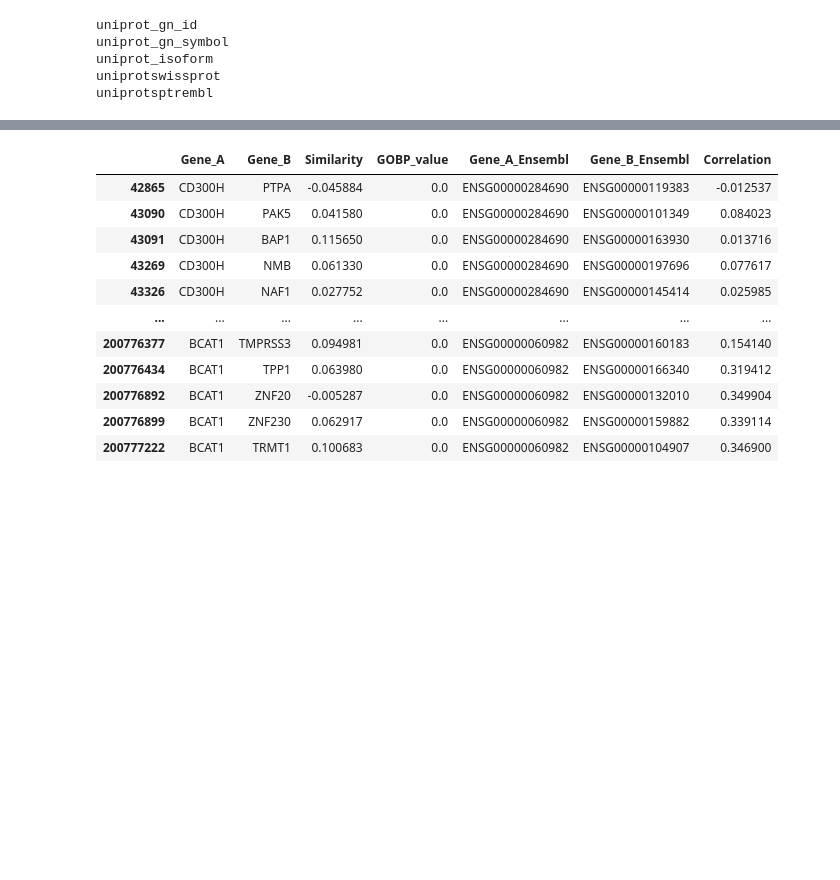
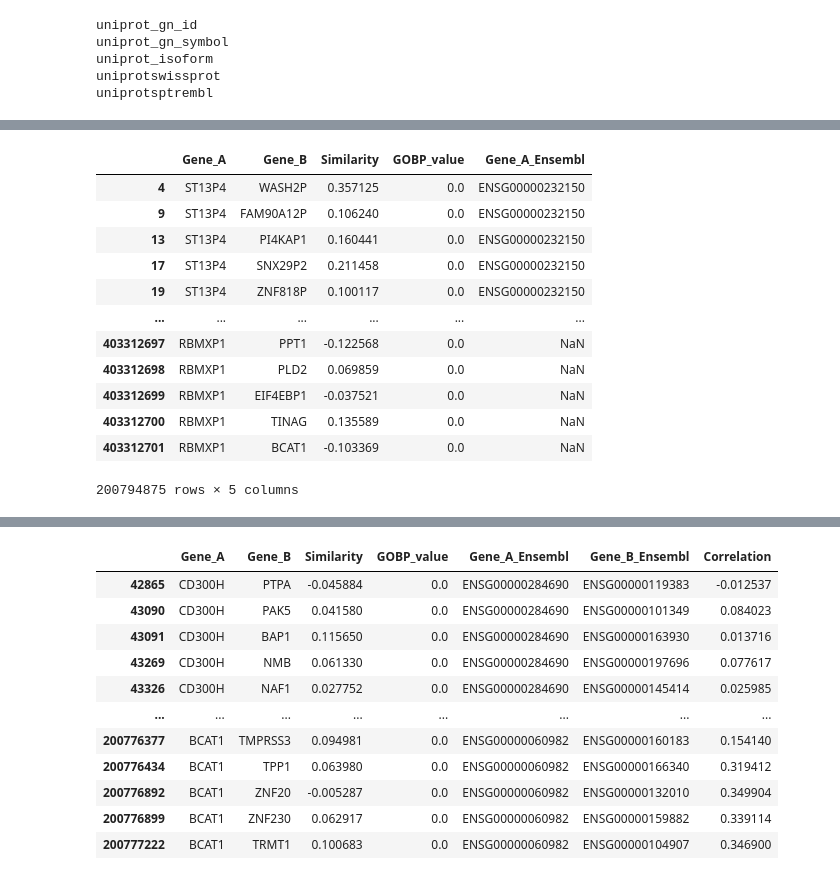
Before and after one commit to briannaflynn/gene_embedding_analysis, a Jupyter notebook: pairwise_correlation_prep.ipynb, the cells around one changed output, grey strips where cells are left out. Drawn from its saved outputs; the diff is of its cells as text; code cells hidden in the pictures; blank space fills up the shorter version.

```diff
--- a/pairwise_correlation_prep.ipynb
+++ b/pairwise_correlation_prep.ipynb
@@ -185,0 +100,30 @@ mapping_df
+# %%
+import gzip
+import pandas as pd
+import re
+
+gtf_file = "/home/ubuntu/Homo_sapiens.GRCh38.110.gtf.gz"
+gene_rows = []
+
+with gzip.open(gtf_file, "rt") as f:
+    for line in f:
+        if line.startswith("#"):
+            continue
+        fields = line.strip().split("\t")
+        if fields[2] == "gene":
+            attributes_field = fields[8]
+
+            # Use regex to extract gene_id and gene_name
+            gene_id_match = re.search('gene_id "([^"]+)"', attributes_field)
+            gene_name_match = re.search('gene_name "([^"]+)"', attributes_field)
+
+            if gene_id_match and gene_name_match:
+                gene_id = gene_id_match.group(1)
+                gene_name = gene_name_match.group(1)
+                gene_rows.append((gene_id, gene_name))
+
+df = pd.DataFrame(gene_rows, columns=["ensembl_gene_id", "gene_name"])
+#df = df.drop_duplicates()
+
+print(df.head())
+print(f"\nTotal Ensembl gene entries: {len(df)}")
@@ -185,0 +155,2 @@ mapping_df
+# %%
+mapped_df = pairwise_df_ensembl.rename(columns={'Gene stable ID':'ensembl_gene_id'}).merge(df, on = 'ensembl_gene_id').drop_duplicates(subset='gene_name')
@@ -186,2 +187,2 @@ mapping_df
 # %%
-gene_similarity_table = pd.read_pickle('gene_similarity_gobp_value.pkl')
+gene_similarity_table = pd.read_pickle('/home/ubuntu/gene_similarity_gobp_value.pkl')
@@ -189,7 +276,23 @@ gene_similarity_table = pd.read_pickle('gene_similarity_gobp_value.pkl')
 import pandas as pd
 
 # Step 1: Create mapping from gene name to Ensembl ID
-gene_to_ensembl = dict(zip(mapping_df['Gene name'], mapping_df['Gene stable ID']))
+gene_to_ensembl = dict(zip(mapped_df['gene_name'], mapped_df['ensembl_gene_id']))
 # %%
 # Step 2: Map Gene_A and Gene_B to Ensembl IDs
 gene_similarity_table['Gene_A_Ensembl'] = gene_similarity_table['Gene_A'].map(gene_to_ensembl)
+# %%
+gene_similarity_table
+# %% [output]
+|  | Gene_A | Gene_B | Similarity | GOBP_value | Gene_A_Ensembl |
+| 4 | ST13P4 | WASH2P | 0.357125 | 0.0 | ENSG00000232150 |
+| 9 | ST13P4 | FAM90A12P | 0.106240 | 0.0 | ENSG00000232150 |
+| 13 | ST13P4 | PI4KAP1 | 0.160441 | 0.0 | ENSG00000232150 |
+| 17 | ST13P4 | SNX29P2 | 0.211458 | 0.0 | ENSG00000232150 |
+| 19 | ST13P4 | ZNF818P | 0.100117 | 0.0 | ENSG00000232150 |
+| ... | ... | ... | ... | ... | ... |
+| 403312697 | RBMXP1 | PPT1 | -0.122568 | 0.0 | NaN |
+| 403312698 | RBMXP1 | PLD2 | 0.069859 | 0.0 | NaN |
+| 403312699 | RBMXP1 | EIF4EBP1 | -0.037521 | 0.0 | NaN |
+| 403312700 | RBMXP1 | TINAG | 0.135589 | 0.0 | NaN |
+| 403312701 | RBMXP1 | BCAT1 | -0.103369 | 0.0 | NaN |
+200794875 rows × 5 columns
```
Also changed, not shown: parts of 32 cells of this notebook.
